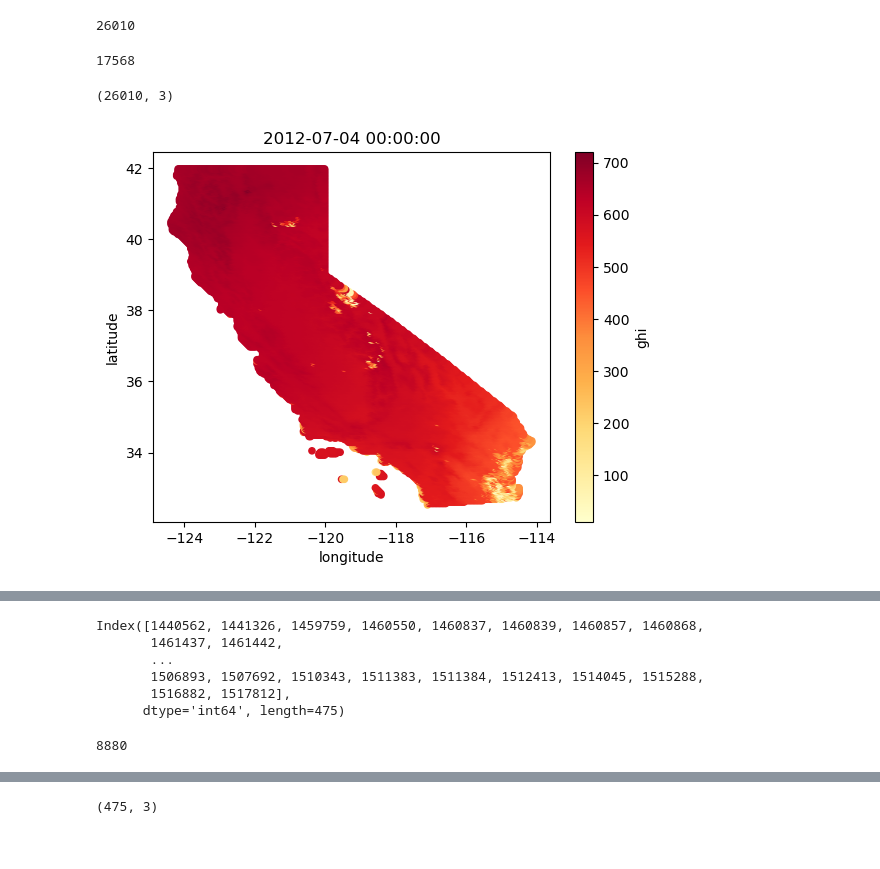
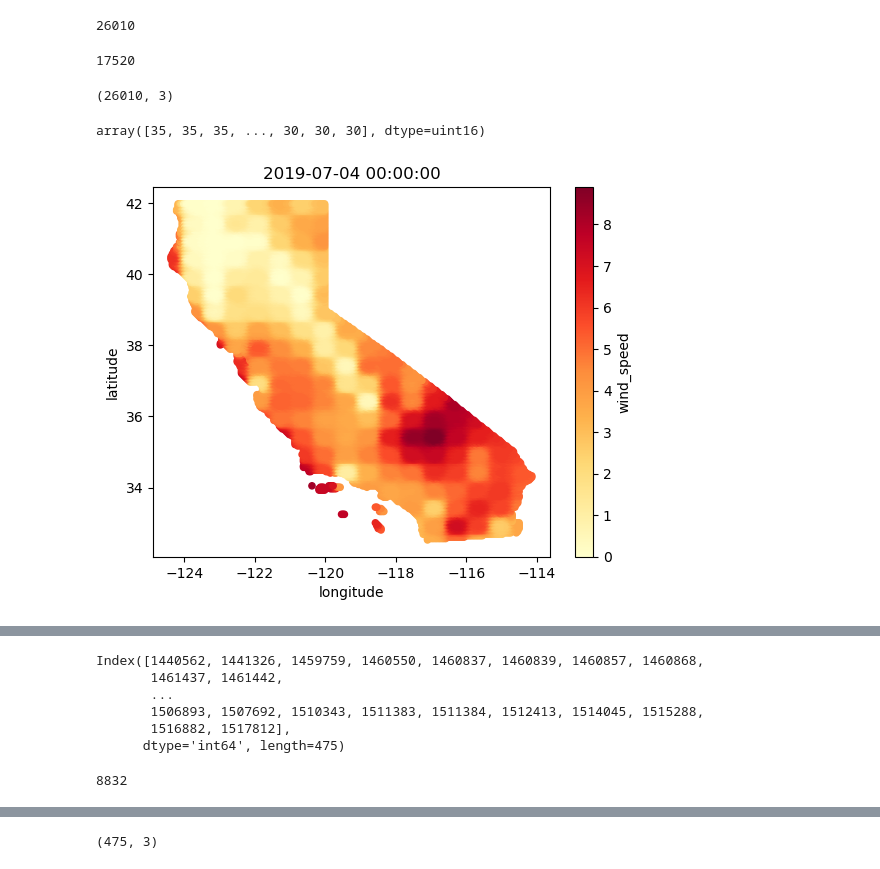
Before and after one commit to karishmathakrar/GreenGridPR, a Jupyter notebook: notebooks/dev/03_NSRDB_introduction.ipynb, the cells around one changed output, grey strips where cells are left out. Drawn from its saved outputs; the diff is of its cells as text; code cells hidden in the pictures.

```diff
--- a/notebooks/dev/03_NSRDB_introduction.ipynb
+++ b/notebooks/dev/03_NSRDB_introduction.ipynb
@@ -41,7 +41,7 @@ Each year can be accessed from /nrel/nsrdb/nsrdb_${year}.h5
 # %%
 # Open the desired year of nsrdb data
 # server endpoint, username, password is found via a config file
-f = h5pyd.File("/nrel/nsrdb/v3/nsrdb_2020.h5", 'r')
+f = h5pyd.File("/nrel/nsrdb/v3/nsrdb_2019.h5", 'r')
 # %%
 list(f.attrs)  # list attributes belonging to the root group
 # %% [output]
@@ -197,6 +198,6 @@ array([2880, 2881, 2882, ..., 4365, 4366, 4367])
 # %% [markdown]
 Or a particular date:
 # %%
-timestep = np.where(time_index == '2020-07-04 00:00:00')[0][0]
+timestep = np.where(time_index == '2019-07-04 00:00:00')[0][0]
 timestep
 # %% [output]
@@ -221,0 +223,2 @@ Wall time: 38.6 s
+# %%
+dset = f['wind_speed']
@@ -258,21 +281,25 @@ len(df)
 # %%
 len(dset)
 # %% [output]
-17568
+17520
 # %%
 # %time data = dset[timestep][CA.index]  # full-resolution subset
 df = CA[['longitude', 'latitude']].copy()
-df['ghi'] = data / dset.attrs['psm_scale_factor']
+df['wind_speed'] = data / dset.attrs['psm_scale_factor']
 df.shape
 # %% [output]
 (26010, 3)
+# %%
+data
+# %% [output]
+array([35, 35, 35, ..., 30, 30, 30], dtype=uint16)
 # %%
-df.plot.scatter(x='longitude', y='latitude', c='ghi',
+df.plot.scatter(x='longitude', y='latitude', c='wind_speed',
                 colormap='YlOrRd',
                 title=str(time_index[timestep]))
 plt.show()
 # %% [output]
-[figure, old version]
+[figure, new version]
 # %%
 # Full resolution subset of Colorado
 #meta = pd.DataFrame(f['meta'][...])
@@ -295,10 +322,10 @@ Index([1440562, 1441326, 1459759, 1460550, 1460837, 1460839, 1460857, 1460868,
        1516882, 1517812],
       dtype='int64', length=475)
 # %%
-timestep = np.where(time_index == '2020-07-04 00:00:00')[0][0]
+timestep = np.where(time_index == '2019-07-04 00:00:00')[0][0]
 timestep
 # %% [output]
-8880
+8832
 # %%
 %%time
 data = dset[timestep][PR.index]  # full-resolution subset
```
Also changed, not shown: parts of 25 cells of this notebook, 3 other files.
